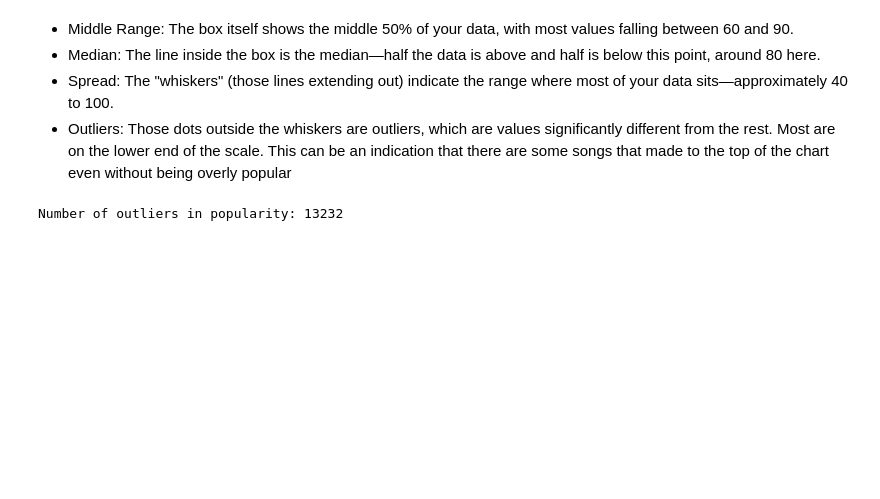
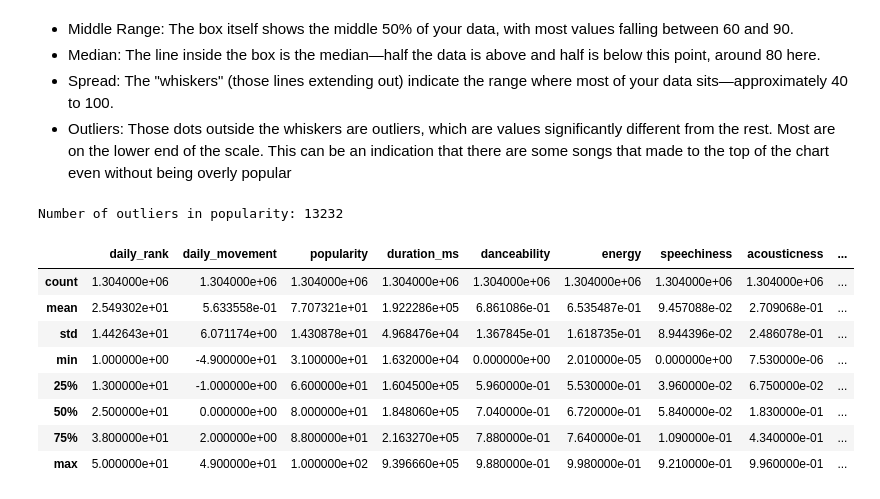
Before and after one commit to itadityaa/data-science, a Jupyter notebook: ML/SpotifyTopSongs/EDA.ipynb, the cells around one changed output. Drawn from its saved outputs; the diff is of its cells as text; code cells hidden in the pictures; blank space fills up the shorter version.

```diff
--- a/ML/SpotifyTopSongs/EDA.ipynb
+++ b/ML/SpotifyTopSongs/EDA.ipynb
@@ -481,3 +470,22 @@ print(f"Number of outliers in popularity: {len(outliers)}")
 Number of outliers in popularity: 13232
 # %%
 df = df[(df['popularity'] >= lower_bound) & (df['popularity'] <= upper_bound)]
+# %%
+# Descriptive statistics for numerical features
+numerical_features = ['daily_rank', 'daily_movement', 'popularity', 'duration_ms', 'danceability',
+                      'energy', 'speechiness', 'acousticness', 'instrumentalness', 'liveness',
+                      'valence', 'tempo']
+
+# Calculate descriptive statistics
+stats = df[numerical_features].describe()
+stats
+# %% [output]
+|  | daily_rank | daily_movement | popularity | duration_ms | danceability | energy | speechiness | acousticness | ... |
+| count | 1.304000e+06 | 1.304000e+06 | 1.304000e+06 | 1.304000e+06 | 1.304000e+06 | 1.304000e+06 | 1.304000e+06 | 1.304000e+06 | ... |
+| mean | 2.549302e+01 | 5.633558e-01 | 7.707321e+01 | 1.922286e+05 | 6.861086e-01 | 6.535487e-01 | 9.457088e-02 | 2.709068e-01 | ... |
+| std | 1.442643e+01 | 6.071174e+00 | 1.430878e+01 | 4.968476e+04 | 1.367845e-01 | 1.618735e-01 | 8.944396e-02 | 2.486078e-01 | ... |
+| min | 1.000000e+00 | -4.900000e+01 | 3.100000e+01 | 1.632000e+04 | 0.000000e+00 | 2.010000e-05 | 0.000000e+00 | 7.530000e-06 | ... |
+| 25% | 1.300000e+01 | -1.000000e+00 | 6.600000e+01 | 1.604500e+05 | 5.960000e-01 | 5.530000e-01 | 3.960000e-02 | 6.750000e-02 | ... |
+| 50% | 2.500000e+01 | 0.000000e+00 | 8.000000e+01 | 1.848060e+05 | 7.040000e-01 | 6.720000e-01 | 5.840000e-02 | 1.830000e-01 | ... |
+| 75% | 3.800000e+01 | 2.000000e+00 | 8.800000e+01 | 2.163270e+05 | 7.880000e-01 | 7.640000e-01 | 1.090000e-01 | 4.340000e-01 | ... |
+| max | 5.000000e+01 | 4.900000e+01 | 1.000000e+02 | 9.396660e+05 | 9.880000e-01 | 9.980000e-01 | 9.210000e-01 | 9.960000e-01 | ... |
```
Also changed, not shown: parts of 6 cells of this notebook.
